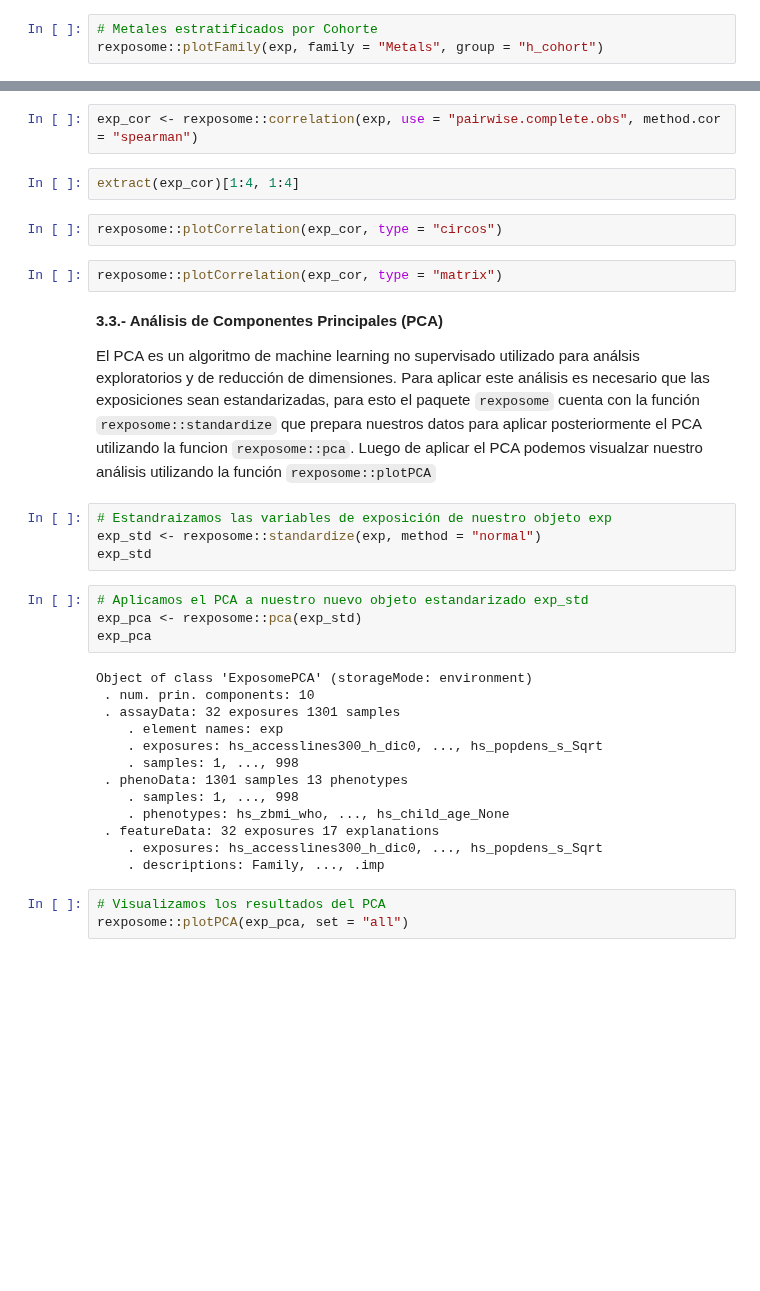
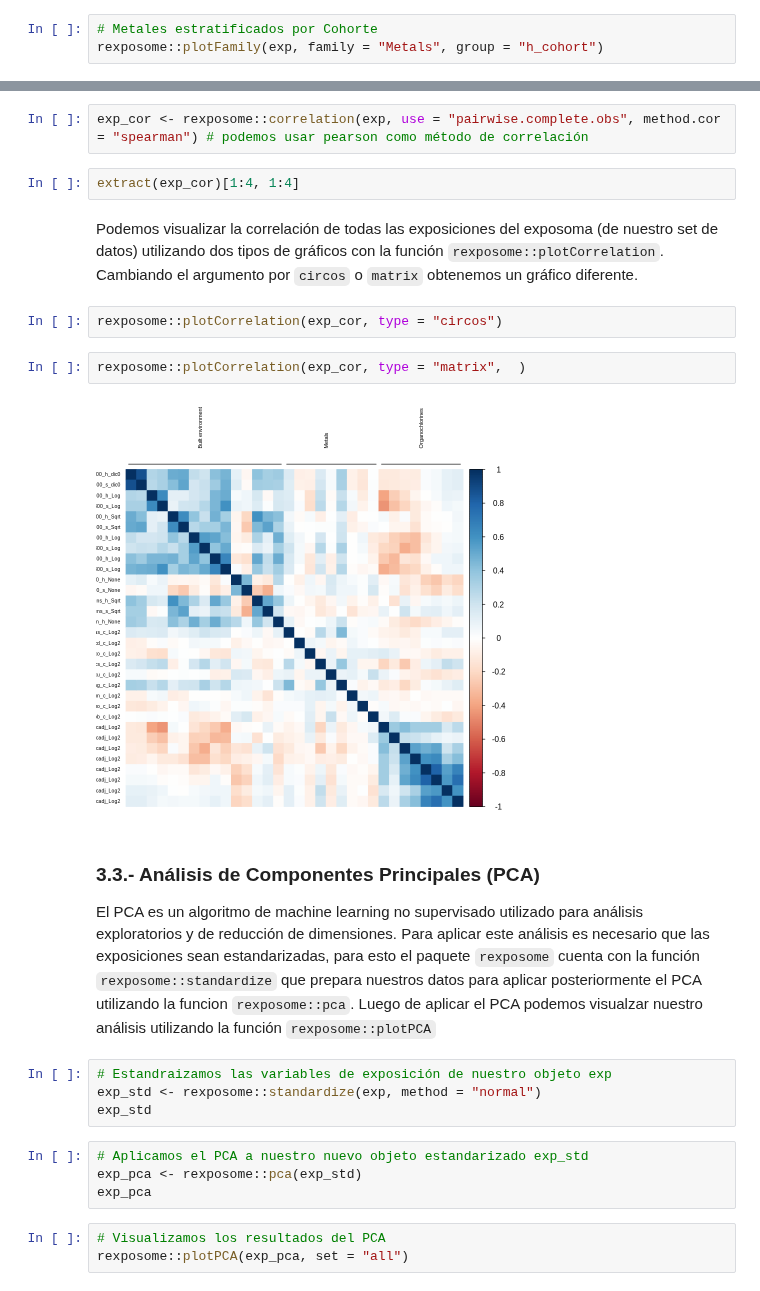
Before and after one commit to alldominguez/ISGlobal.sesion4.Exposoma, a Jupyter notebook: curso_exposoma_modulo_4.ipynb, the cells around one changed output, grey strips where cells are left out. Saved outputs shown, nothing was run; the diff lists cells and outputs as text; blank space fills up the shorter version.

```diff
--- a/curso_exposoma_modulo_4.ipynb
+++ b/curso_exposoma_modulo_4.ipynb
@@ -340,15 +322,19 @@ Para mirar la correlación intra-familias y entre-familias de exposiciones, util
 # %%
-exp_cor <- rexposome::correlation(exp, use = "pairwise.complete.obs", method.cor = "spearman")
+exp_cor <- rexposome::correlation(exp, use = "pairwise.complete.obs", method.cor = "spearman") # podemos usar pearson como método de correlación
 # %%
 extract(exp_cor)[1:4, 1:4]
+# %% [markdown]
+Podemos visualizar la correlación de todas las exposiciones del exposoma (de nuestro set de datos) utilizando dos tipos de gráficos con la función `rexposome::plotCorrelation`. Cambiando el argumento por `circos` o `matrix` obtenemos un gráfico diferente.
 # %%
 rexposome::plotCorrelation(exp_cor, type = "circos")
 # %%
-rexposome::plotCorrelation(exp_cor, type = "matrix")
+rexposome::plotCorrelation(exp_cor, type = "matrix",  )
+# %% [output]
+[figure, added]
 # %% [markdown]
-**3.3.- Análisis de Componentes Principales (PCA)**
+### **3.3.- Análisis de Componentes Principales (PCA)**
 
-El PCA es un algoritmo de machine learning no supervisado utilizado para análsis exploratorios y de reducción de dimensiones. Para aplicar este análisis es necesario que las exposiciones sean estandarizadas, para esto el paquete `rexposome` cuenta con la función `rexposome::standardize` que prepara nuestros datos para aplicar posteriormente el PCA utilizando la funcion `rexposome::pca`. Luego de aplicar el PCA podemos visualzar nuestro análisis utilizando la función `rexposome::plotPCA`
+El PCA es un algoritmo de machine learning no supervisado utilizado para análisis exploratorios y de reducción de dimensiones. Para aplicar este análisis es necesario que las exposiciones sean estandarizadas, para esto el paquete `rexposome` cuenta con la función `rexposome::standardize` que prepara nuestros datos para aplicar posteriormente el PCA utilizando la funcion `rexposome::pca`. Luego de aplicar el PCA podemos visualzar nuestro análisis utilizando la función `rexposome::plotPCA`
 # %%
 # Estandraizamos las variables de exposición de nuestro objeto exp
 exp_std <- rexposome::standardize(exp, method = "normal")
@@ -357,19 +343,6 @@ exp_std
 # Aplicamos el PCA a nuestro nuevo objeto estandarizado exp_std
 exp_pca <- rexposome::pca(exp_std)
 exp_pca
-# %% [output]
-Object of class 'ExposomePCA' (storageMode: environment)
- . num. prin. components: 10
- . assayData: 32 exposures 1301 samples
-    . element names: exp
-    . exposures: hs_accesslines300_h_dic0, ..., hs_popdens_s_Sqrt
-    . samples: 1, ..., 998
- . phenoData: 1301 samples 13 phenotypes
-    . samples: 1, ..., 998
-    . phenotypes: hs_zbmi_who, ..., hs_child_age_None
- . featureData: 32 exposures 17 explanations
-    . exposures: hs_accesslines300_h_dic0, ..., hs_popdens_s_Sqrt
-    . descriptions: Family, ..., .imp
 # %%
 # Visualizamos los resultados del PCA
 rexposome::plotPCA(exp_pca, set = "all")
```
Also changed, not shown: parts of 8 cells of this notebook.
